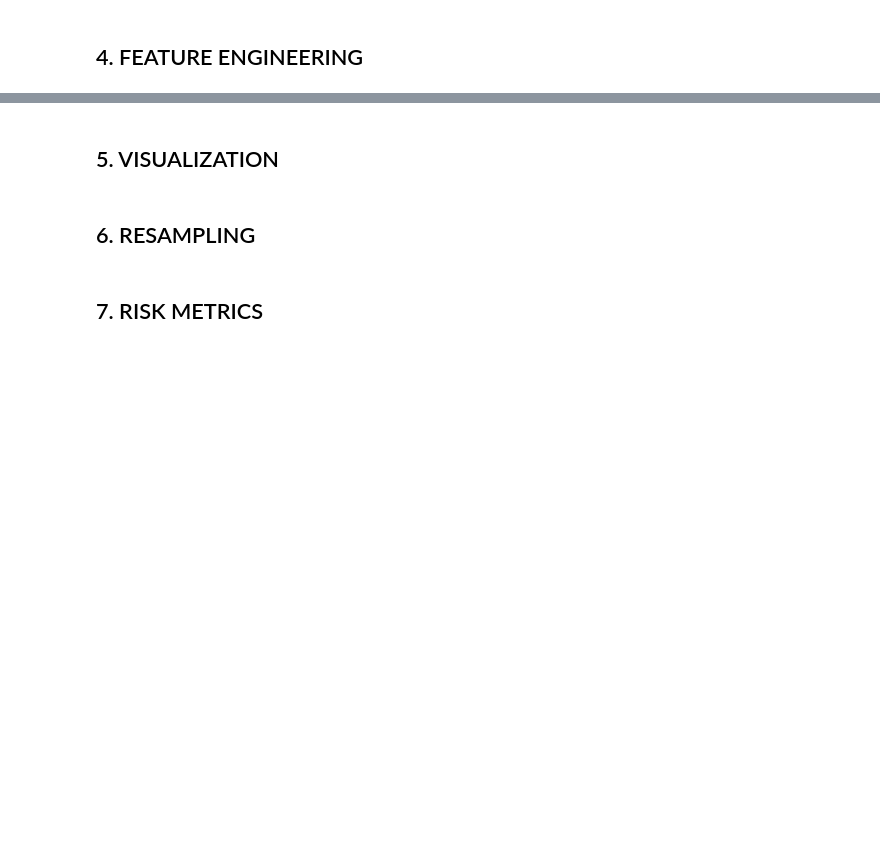
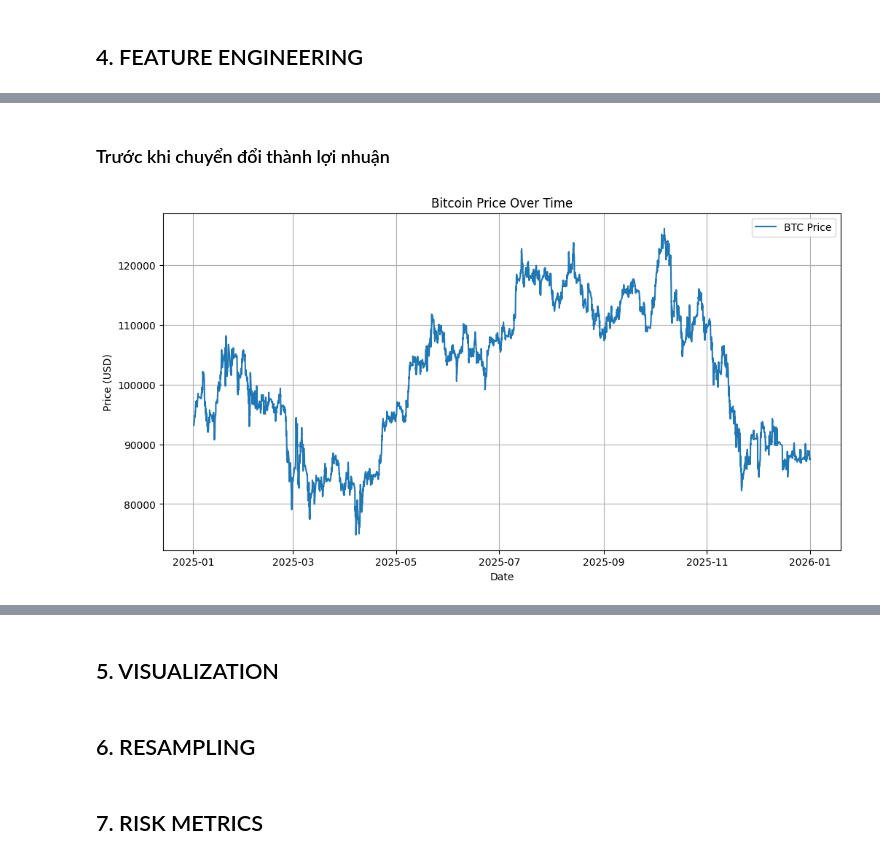
Before and after one commit to MinhNguyen-leo/Data_Mining_projects, a Jupyter notebook: seminar/example.ipynb, the cells around one changed output, grey strips where cells are left out. Saved outputs shown, nothing was run; the diff lists cells and outputs as text; code cells hidden in the pictures; blank space fills up the shorter version.

```diff
--- a/seminar/example.ipynb
+++ b/seminar/example.ipynb
@@ -119,14 +93,3 @@ None
 -   Ở bước này ta sẽ xử lý dữ liệu bị thiếu như có vài row có Volumn = 0
 -   Nguyên nhân không phải do BTC có giao dịch mà do missing data hoặc lỗi từ yfinance
 -   Thay vì giữ lại ta nên loại bỏ hẳn thay vì giữ lại sẽ gây khó hiểu cho model và nhiễu biến động
-# %%
-from alpha_vantage.cryptocurrencies import CryptoCurrencies
-
-crypto_api = CryptoCurrencies(key="YOUR_API_KEY", output_format="pandas")
-
-df, meta = crypto_api.get_digital_currency_exchange_rate(
-    from_currency="BTC",
-    to_currency="USD"
-)
-
-display(df.transpose())
@@ -150,0 +100,8 @@ display(df.transpose())
+# %%
+# Returns
+df['Return'] = df['Close'].pct_change() # Tính lợi nhuận đơn giản
+df['Log_Return'] = np.log(df['Close'] / df['Close'].shift(1)) # Tính lợi nhuận logarit
+
+df = df.dropna()
+
+df.head()
@@ -150,0 +116,13 @@ display(df.transpose())
+# %% [markdown]
+### Trước khi chuyển đổi thành lợi nhuận
+# %%
+plt.figure(figsize=(12,6))
+plt.plot(df.index, df['Close'], label='BTC Price')
+plt.title('Bitcoin Price Over Time')
+plt.xlabel('Date')
+plt.ylabel('Price (USD)')
+plt.legend()
+plt.grid()
+plt.show()
+# %% [output]
+[figure, added]
```
Also changed, not shown: parts of 30 cells of this notebook, 1 other file.
